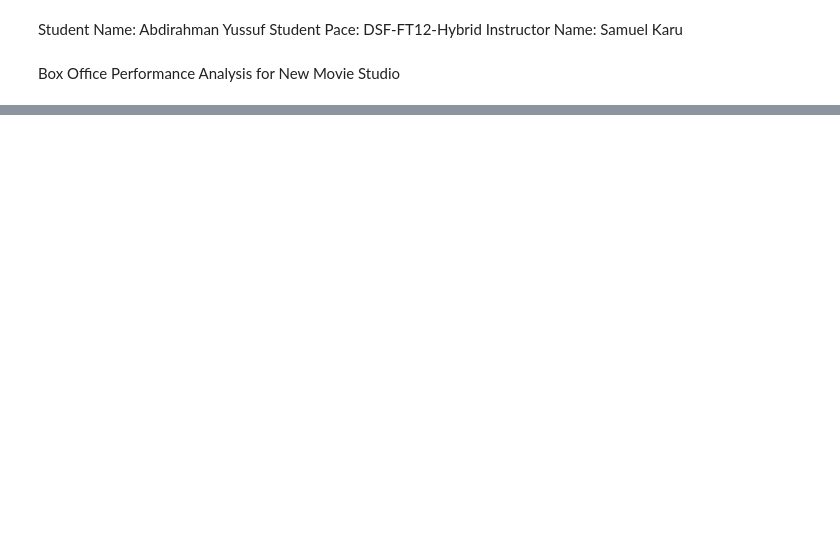
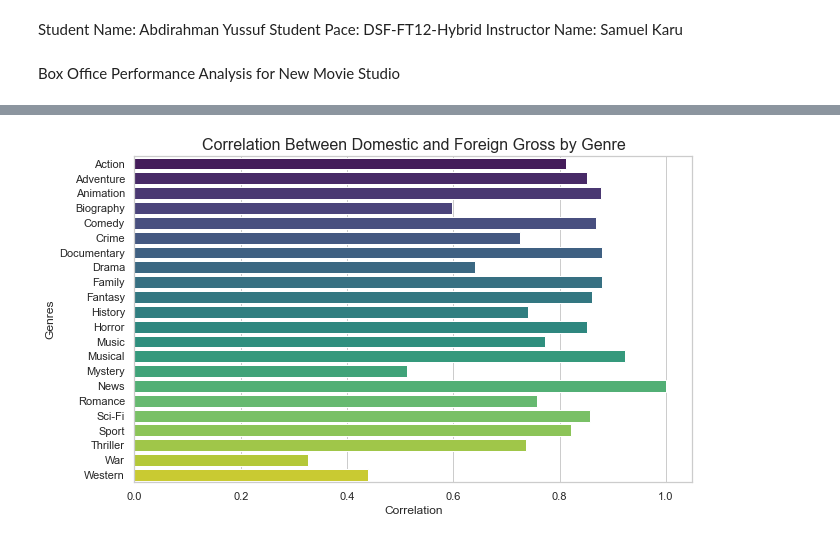
Before and after one commit to mwakad/box-office-movie-insights, a Jupyter notebook: notebooks/abdirahman.ipynb, the cells around one changed output, grey strips where cells are left out. Cells and saved outputs as stored; diff of their text form; code cells hidden in the pictures; blank space fills up the shorter version.

```diff
--- a/notebooks/abdirahman.ipynb
+++ b/notebooks/abdirahman.ipynb
@@ -38,0 +387,17 @@ df.head()
+# %%
+# Set the style for the plot
+sns.set(style="whitegrid")
+
+# Create the bar plot
+plt.figure(figsize=(10, 6))
+sns.barplot(x='correlation', y='genres', data=genre_gross, palette='viridis')
+
+# Add titles and labels
+plt.title('Correlation Between Domestic and Foreign Gross by Genre', fontsize=16)
+plt.xlabel('Correlation', fontsize=12)
+plt.ylabel('Genres', fontsize=12)
+
+# Show the plot
+plt.show()
+# %% [output]
+[figure, added]
```
Also changed, not shown: parts of 29 cells of this notebook.
